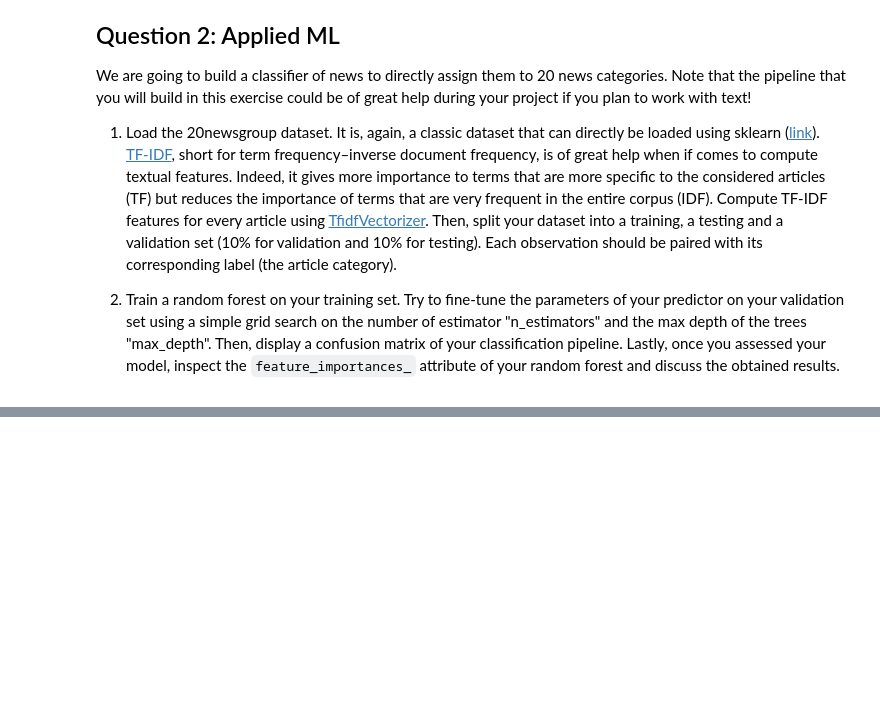
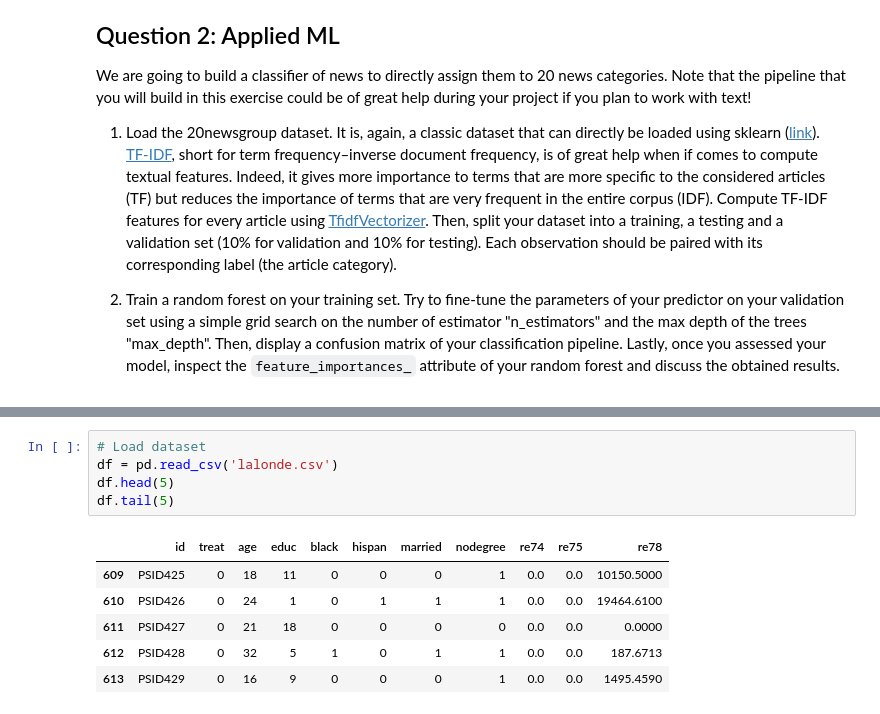
Before and after one commit to LucaZampieri/ADA_homework_LMX, a Jupyter notebook: 04 - Applied ML/Homework_04.ipynb, the cells around one changed output, grey strips where cells are left out. Saved outputs shown, nothing was run; the diff lists cells and outputs as text; blank space fills up the shorter version.

```diff
--- a/04 - Applied ML/Homework_04.ipynb
+++ b/04 - Applied ML/Homework_04.ipynb
@@ -111,0 +122,12 @@ We are going to build a classifier of news to directly assign them to 20 news ca
+# %%
+# Load dataset
+df = pd.read_csv('lalonde.csv')
+df.head(5)
+df.tail(5)
+# %% [output]
+|  | id | treat | age | educ | black | hispan | married | nodegree | re74 | re75 | re78 |
+| 609 | PSID425 | 0 | 18 | 11 | 0 | 0 | 0 | 1 | 0.0 | 0.0 | 10150.5000 |
+| 610 | PSID426 | 0 | 24 | 1 | 0 | 1 | 1 | 1 | 0.0 | 0.0 | 19464.6100 |
+| 611 | PSID427 | 0 | 21 | 18 | 0 | 0 | 0 | 0 | 0.0 | 0.0 | 0.0000 |
+| 612 | PSID428 | 0 | 32 | 5 | 1 | 0 | 1 | 1 | 0.0 | 0.0 | 187.6713 |
+| 613 | PSID429 | 0 | 16 | 9 | 0 | 0 | 0 | 1 | 0.0 | 0.0 | 1495.4590 |
```
Also changed, not shown: parts of 8 cells of this notebook, 2 other files.
